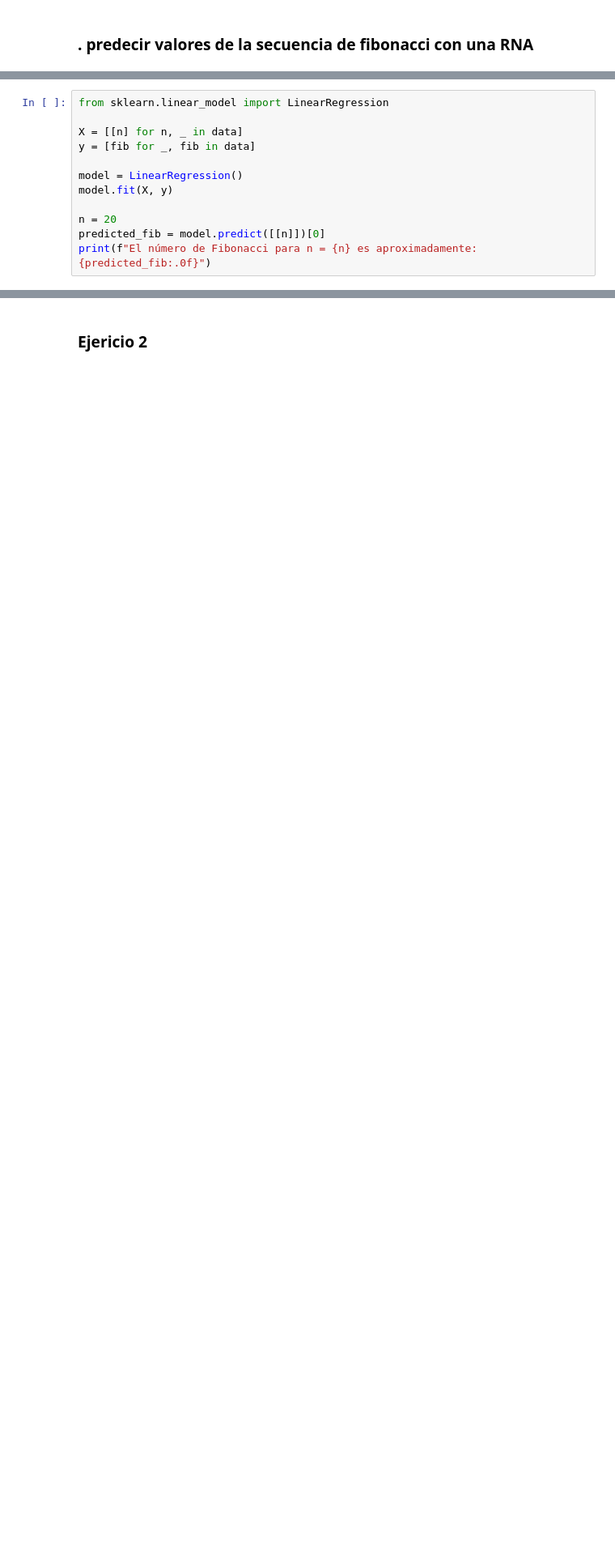
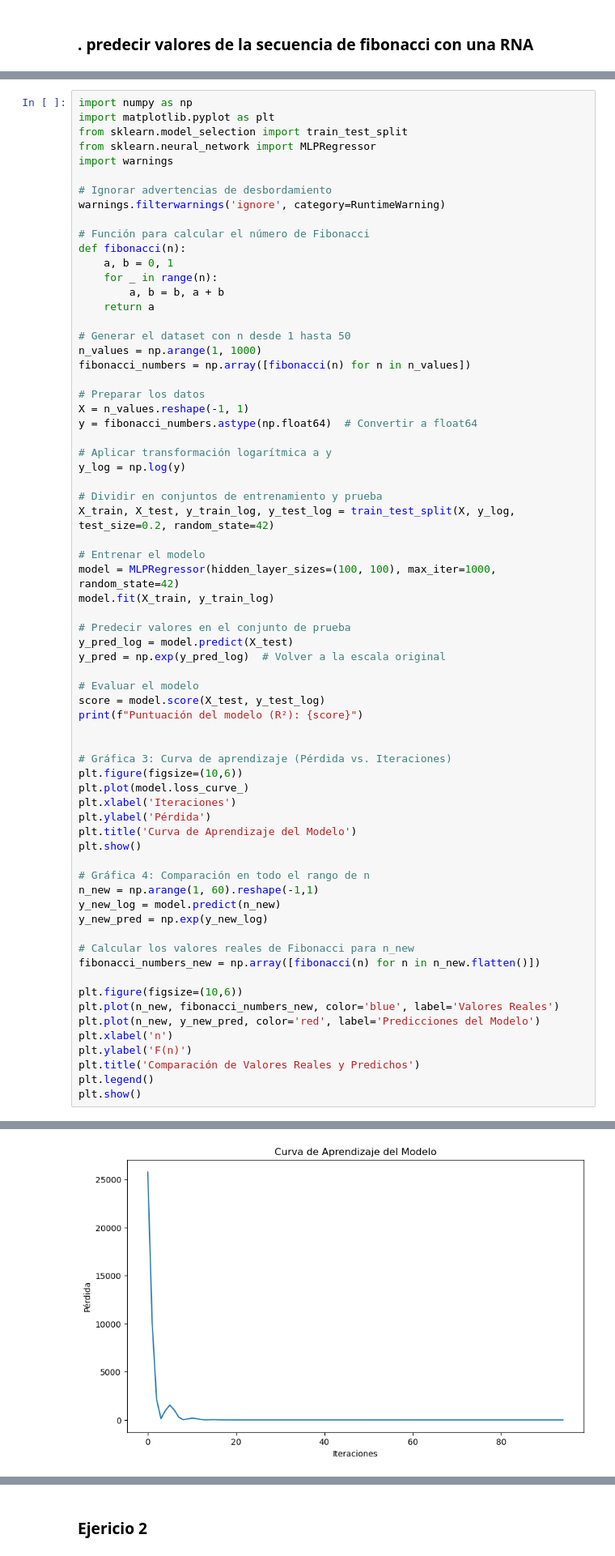
Before and after one commit to XdmriveroeX/IAminibots, a Jupyter notebook: 6.Ejercicios.ipynb, the cells around one changed output, grey strips where cells are left out. Shown: that part at 81% size. Cells and saved outputs as stored; diff of their text form; blank space fills up the shorter version.

```diff
--- a/6.Ejercicios.ipynb
+++ b/6.Ejercicios.ipynb
@@ -35,12 +2,0 @@ for n, fib in data:
-# %%
-from sklearn.linear_model import LinearRegression
-
-X = [[n] for n, _ in data]
-y = [fib for _, fib in data]
-
-model = LinearRegression()
-model.fit(X, y)
-
-n = 20
-predicted_fib = model.predict([[n]])[0]
-print(f"El número de Fibonacci para n = {n} es aproximadamente: {predicted_fib:.0f}")
@@ -50,0 +23,69 @@ Con esta cantidad de datos, el modelo no resulta muy certero al tratar de predec
+# %%
+import numpy as np
+import matplotlib.pyplot as plt
+from sklearn.model_selection import train_test_split
+from sklearn.neural_network import MLPRegressor
+import warnings
+
+# Ignorar advertencias de desbordamiento
+warnings.filterwarnings('ignore', category=RuntimeWarning)
+
+# Función para calcular el número de Fibonacci
+def fibonacci(n):
+    a, b = 0, 1
+    for _ in range(n):
+        a, b = b, a + b
+    return a
+
+# Generar el dataset con n desde 1 hasta 50
+n_values = np.arange(1, 1000)
+fibonacci_numbers = np.array([fibonacci(n) for n in n_values])
+
+# Preparar los datos
+X = n_values.reshape(-1, 1)
+y = fibonacci_numbers.astype(np.float64)  # Convertir a float64
+
+# Aplicar transformación logarítmica a y
+y_log = np.log(y)
+
+# Dividir en conjuntos de entrenamiento y prueba
+X_train, X_test, y_train_log, y_test_log = train_test_split(X, y_log, test_size=0.2, random_state=42)
+
+# Entrenar el modelo
+model = MLPRegressor(hidden_layer_sizes=(100, 100), max_iter=1000, random_state=42)
+model.fit(X_train, y_train_log)
+
+# Predecir valores en el conjunto de prueba
+y_pred_log = model.predict(X_test)
+y_pred = np.exp(y_pred_log)  # Volver a la escala original
+
+# Evaluar el modelo
+score = model.score(X_test, y_test_log)
+print(f"Puntuación del modelo (R²): {score}")
+
+
+# Gráfica 3: Curva de aprendizaje (Pérdida vs. Iteraciones)
+plt.figure(figsize=(10,6))
+plt.plot(model.loss_curve_)
+plt.xlabel('Iteraciones')
+plt.ylabel('Pérdida')
+plt.title('Curva de Aprendizaje del Modelo')
+plt.show()
+
+# Gráfica 4: Comparación en todo el rango de n
+n_new = np.arange(1, 60).reshape(-1,1)
+y_new_log = model.predict(n_new)
+y_new_pred = np.exp(y_new_log)
+
+# Calcular los valores reales de Fibonacci para n_new
+fibonacci_numbers_new = np.array([fibonacci(n) for n in n_new.flatten()])
+
+plt.figure(figsize=(10,6))
+plt.plot(n_new, fibonacci_numbers_new, color='blue', label='Valores Reales')
+plt.plot(n_new, y_new_pred, color='red', label='Predicciones del Modelo')
+plt.xlabel('n')
+plt.ylabel('F(n)')
+plt.title('Comparación de Valores Reales y Predichos')
+plt.legend()
+plt.show()
+# %% [output]
@@ -50,0 +93 @@ Con esta cantidad de datos, el modelo no resulta muy certero al tratar de predec
+[figure, added]
```
Also changed, not shown: parts of 5 cells of this notebook, 8 other files.
